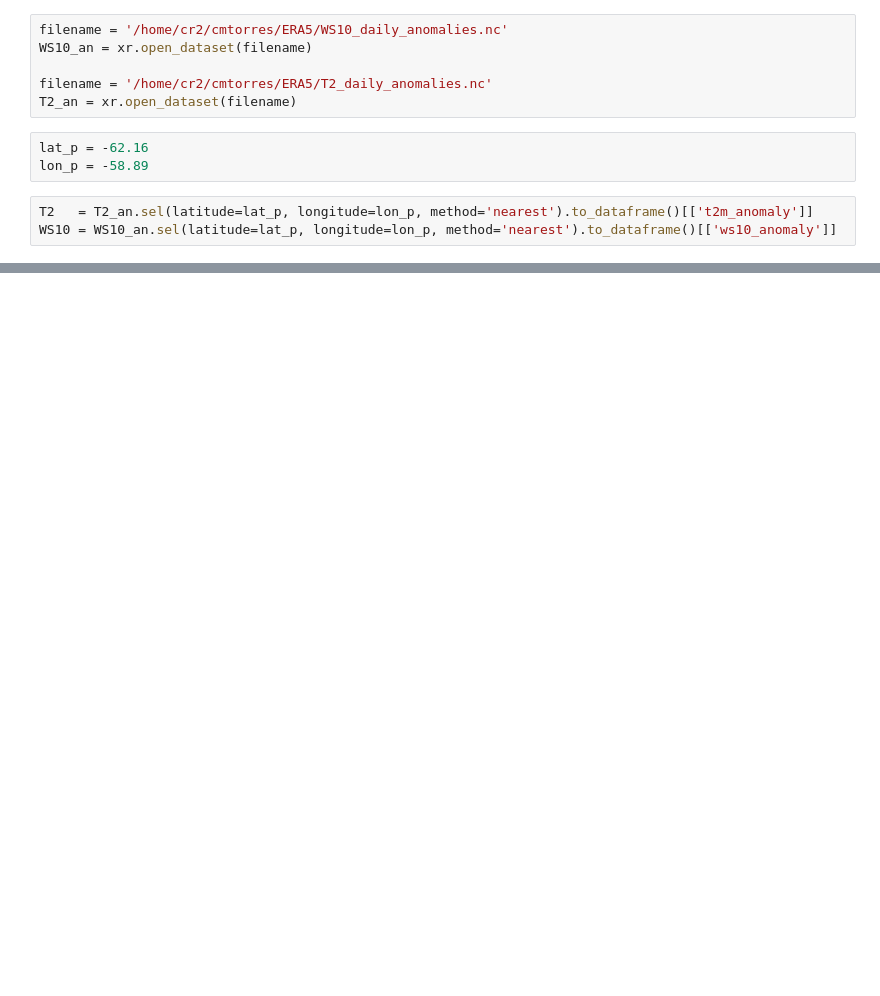
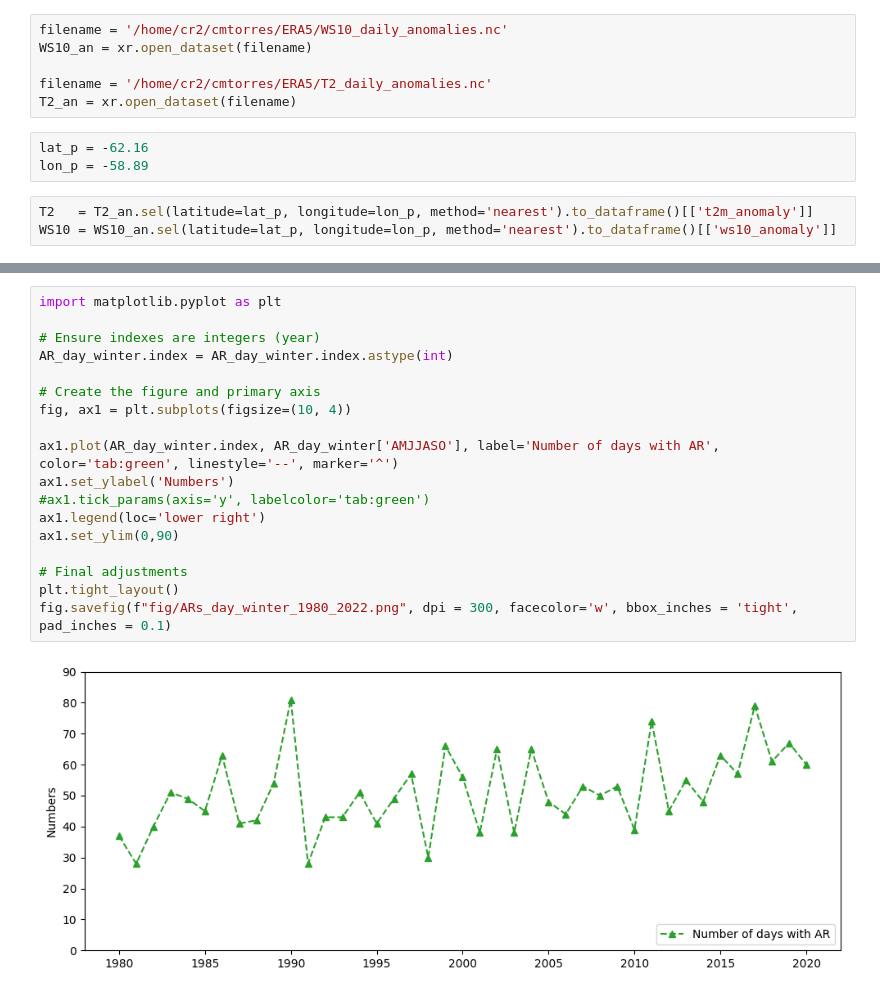
Before and after one commit to cryohydromettools/ARs_SSI_FEL, a Jupyter notebook: 10_plot_ARs_day.ipynb, the cells around one changed output, grey strips where cells are left out. Saved outputs shown, nothing was run; the diff lists cells and outputs as text; blank space fills up the shorter version.

```diff
--- a/10_plot_ARs_day.ipynb
+++ b/10_plot_ARs_day.ipynb
@@ -159,0 +258,20 @@ fig.savefig(f"fig/T2_WS10_ann_ARdays_1980_2022.png", dpi = 300, facecolor='w', b
+# %%
+import matplotlib.pyplot as plt
+
+# Ensure indexes are integers (year)
+AR_day_winter.index = AR_day_winter.index.astype(int)
+
+# Create the figure and primary axis
+fig, ax1 = plt.subplots(figsize=(10, 4))
+
+ax1.plot(AR_day_winter.index, AR_day_winter['AMJJASO'], label='Number of days with AR', color='tab:green', linestyle='--', marker='^')
+ax1.set_ylabel('Numbers')
+#ax1.tick_params(axis='y', labelcolor='tab:green')
+ax1.legend(loc='lower right')
+ax1.set_ylim(0,90)
+
+# Final adjustments
+plt.tight_layout()
+fig.savefig(f"fig/ARs_day_winter_1980_2022.png", dpi = 300, facecolor='w', bbox_inches = 'tight', pad_inches = 0.1)
+# %% [output]
+[figure, added]
```
Also changed, not shown: parts of 5 cells of this notebook, 3 other files.
